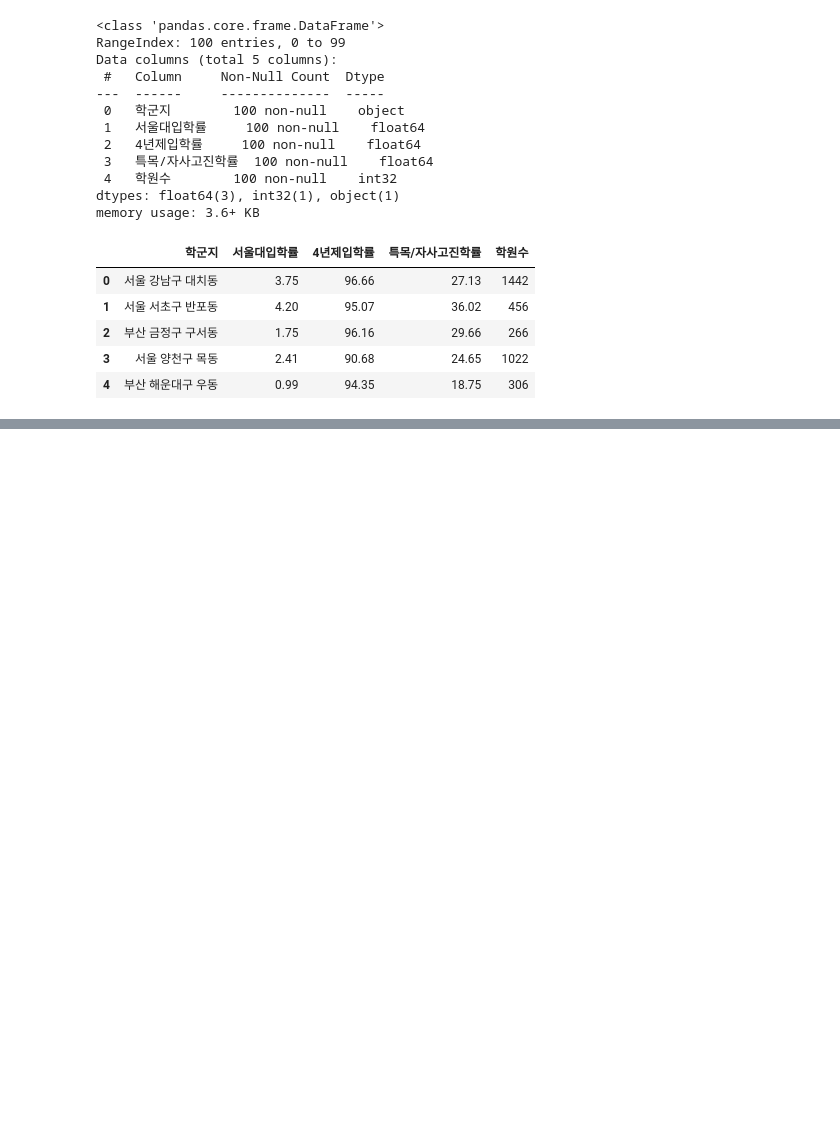
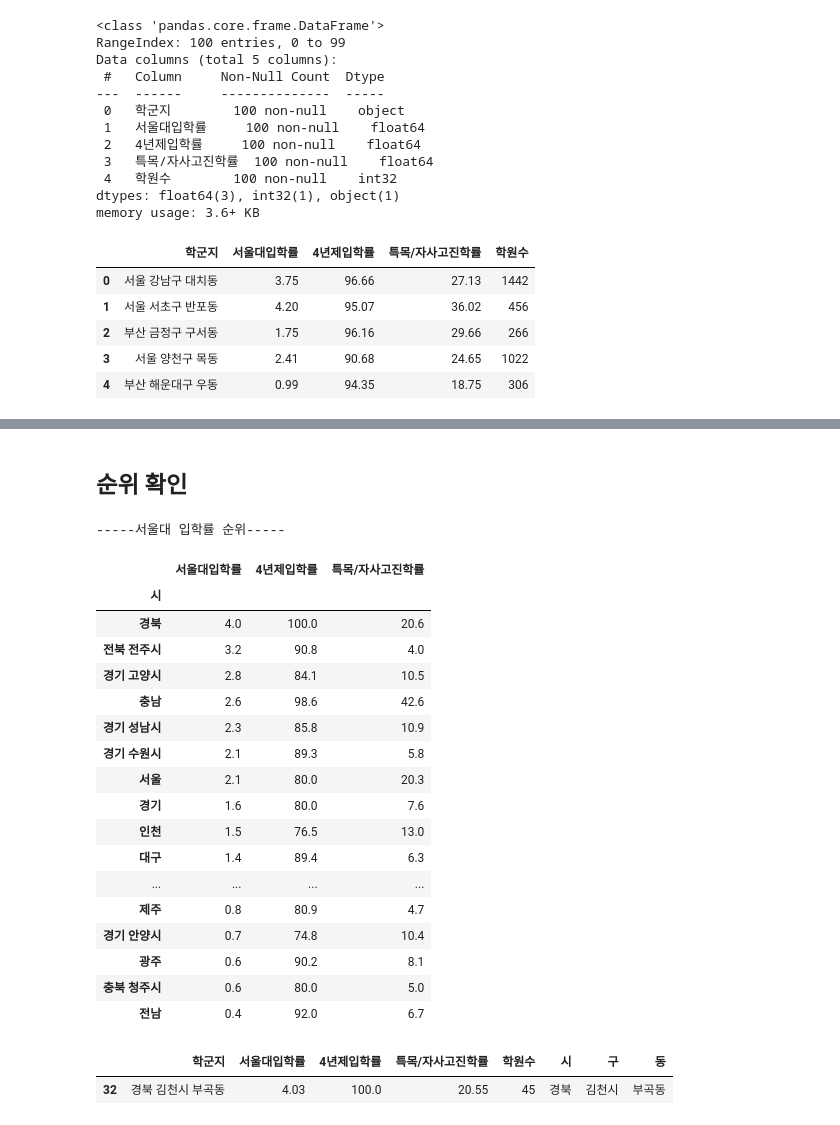
Before and after one commit to hijump9/python_study, a Jupyter notebook: 0. crawling_code/학군지/elite_crawl.ipynb, the cells around one changed output, grey strips where cells are left out. Cells and saved outputs as stored; diff of their text form; code cells hidden in the pictures; blank space fills up the shorter version.

```diff
--- a/0. crawling_code/학군지/elite_crawl.ipynb
+++ b/0. crawling_code/학군지/elite_crawl.ipynb
@@ -197,0 +230,31 @@ df
+# %% [markdown]
+## 순위 확인
+# %%
+print("-----서울대 입학률 순위-----")
+sorted_seoul_univ
+# %% [output]
+-----서울대 입학률 순위-----
+|  | 서울대입학률 | 4년제입학률 | 특목/자사고진학률 |
+| 시 |  |  |  |
+| 경북 | 4.0 | 100.0 | 20.6 |
+| 전북 전주시 | 3.2 | 90.8 | 4.0 |
+| 경기 고양시 | 2.8 | 84.1 | 10.5 |
+| 충남 | 2.6 | 98.6 | 42.6 |
+| 경기 성남시 | 2.3 | 85.8 | 10.9 |
+| 경기 수원시 | 2.1 | 89.3 | 5.8 |
+| 서울 | 2.1 | 80.0 | 20.3 |
+| 경기 | 1.6 | 80.0 | 7.6 |
+| 인천 | 1.5 | 76.5 | 13.0 |
+| 대구 | 1.4 | 89.4 | 6.3 |
+| ... | ... | ... | ... |
+| 제주 | 0.8 | 80.9 | 4.7 |
+| 경기 안양시 | 0.7 | 74.8 | 10.4 |
+| 광주 | 0.6 | 90.2 | 8.1 |
+| 충북 청주시 | 0.6 | 80.0 | 5.0 |
+| 전남 | 0.4 | 92.0 | 6.7 |
+# %%
+경북 = df[df['시'] =="경북"]
+경북
+# %% [output]
+|  | 학군지 | 서울대입학률 | 4년제입학률 | 특목/자사고진학률 | 학원수 | 시 | 구 | 동 |
+| 32 | 경북 김천시 부곡동 | 4.03 | 100.0 | 20.55 | 45 | 경북 | 김천시 | 부곡동 |
```
Also changed, not shown: parts of 14 cells of this notebook.
